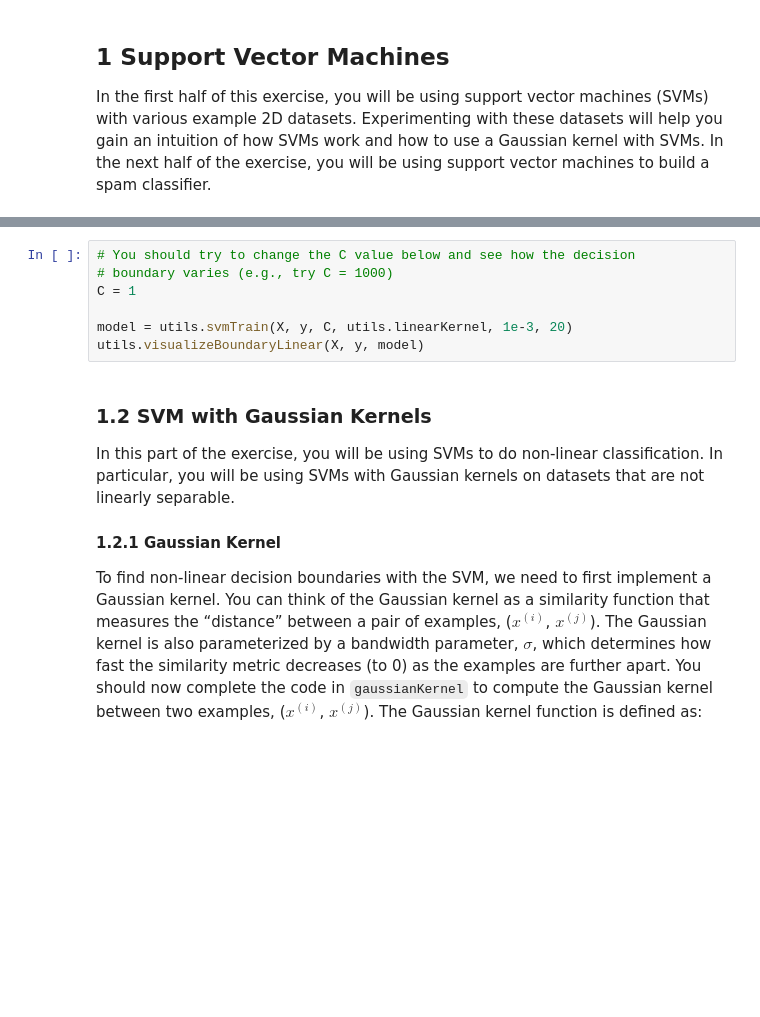
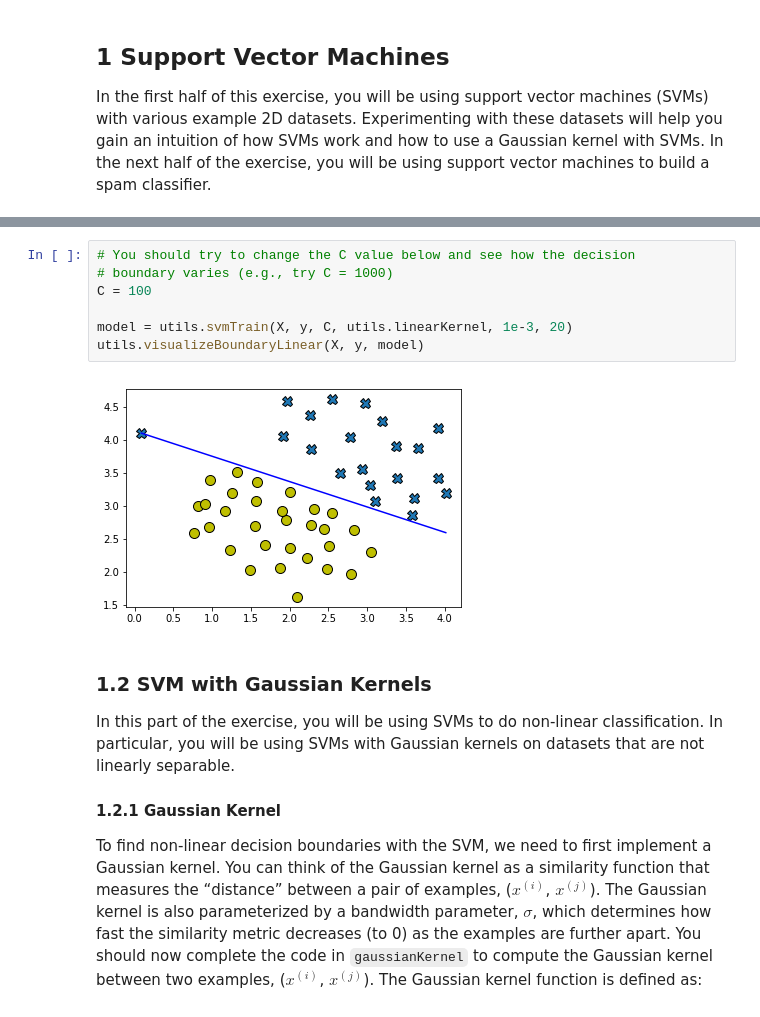
Before and after one commit to lgbrunner/ml-coursera-python-assignments, a Jupyter notebook: Exercise6/exercise6.ipynb, the cells around one changed output, grey strips where cells are left out. Cells and saved outputs as stored; diff of their text form; blank space fills up the shorter version.

```diff
--- a/Exercise6/exercise6.ipynb
+++ b/Exercise6/exercise6.ipynb
@@ -107,10 +109,12 @@ appear to be a natural fit for the data.
 # %%
 # You should try to change the C value below and see how the decision
 # boundary varies (e.g., try C = 1000)
-C = 1
+C = 100
 
 model = utils.svmTrain(X, y, C, utils.linearKernel, 1e-3, 20)
 utils.visualizeBoundaryLinear(X, y, model)
+# %% [output]
+[figure, added]
 # %% [markdown]
 <a id="section1"></a>
 ### 1.2 SVM with Gaussian Kernels
```
Also changed, not shown: parts of 21 cells of this notebook.
